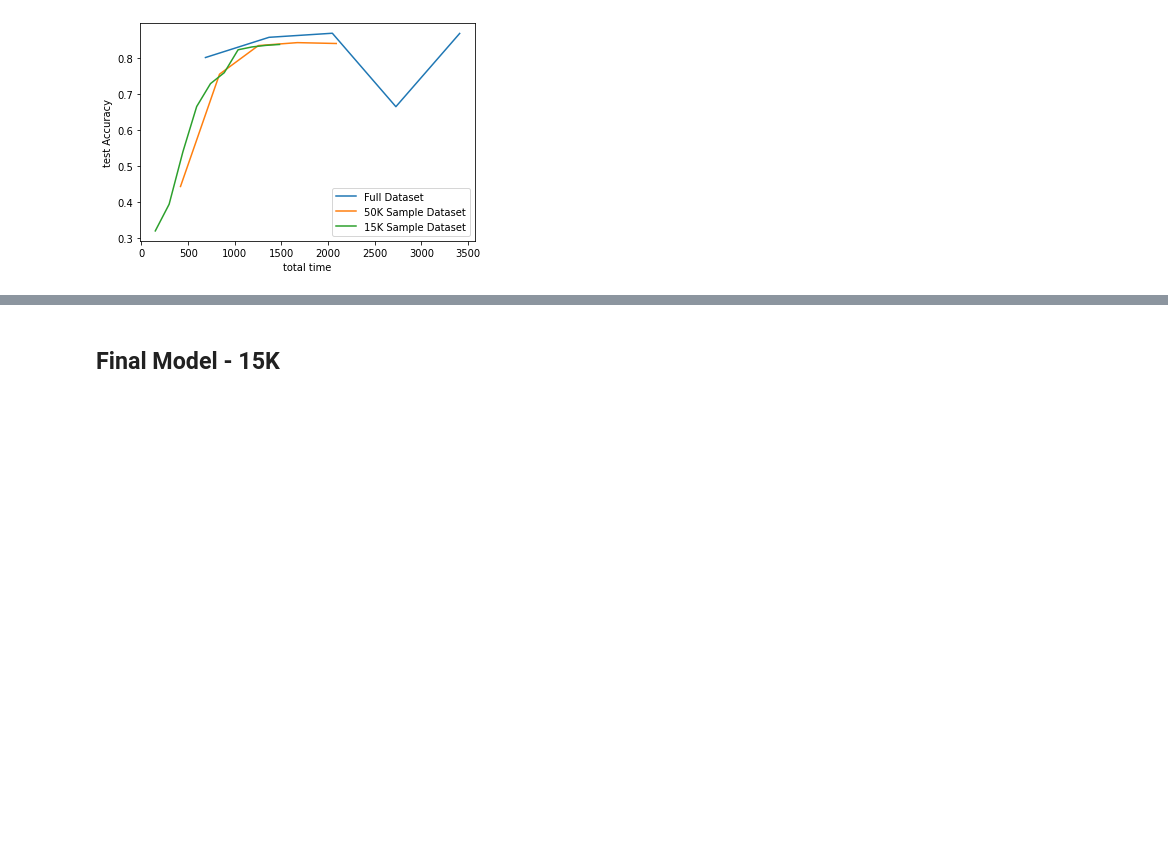
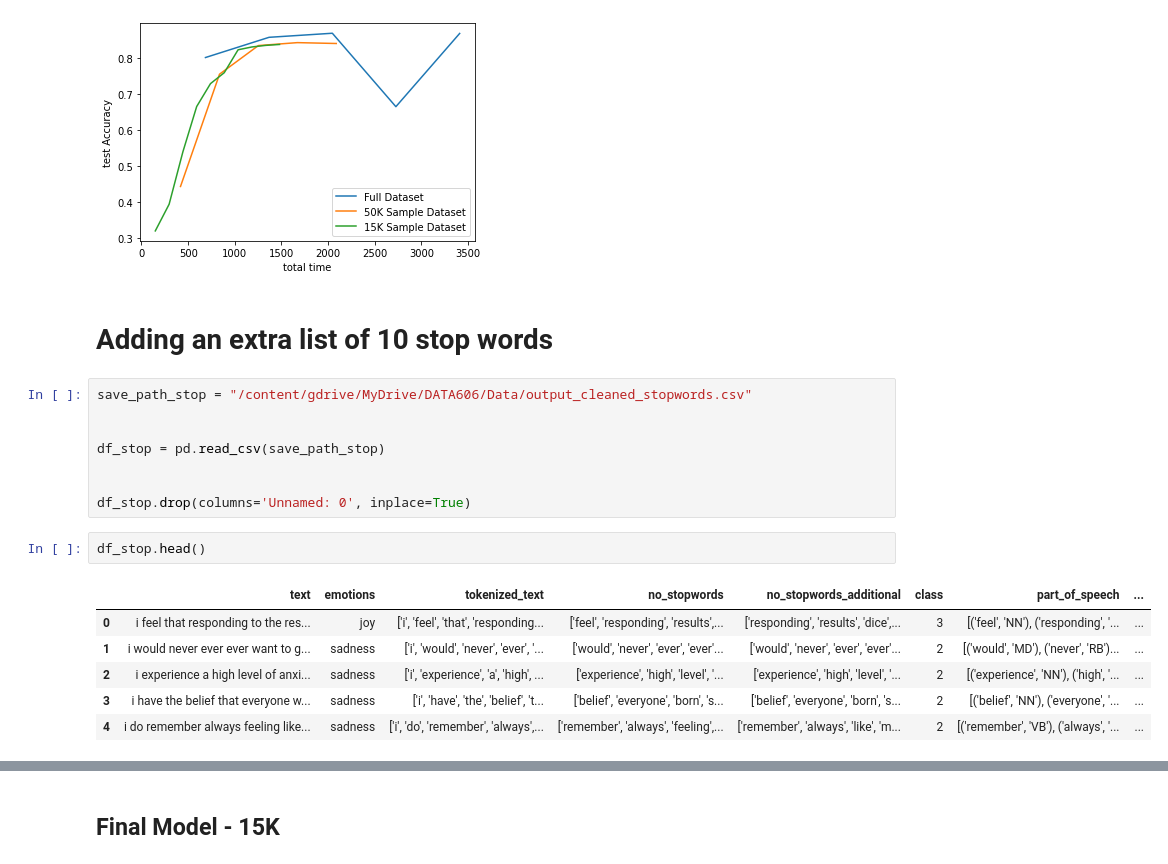
Before and after one commit to skbetz54/Samuel_DATA606, a Jupyter notebook: Notebooks/Machine_Learning_Implementation.ipynb, the cells around one changed output, grey strips where cells are left out. Saved outputs shown, nothing was run; the diff lists cells and outputs as text; blank space fills up the shorter version.

```diff
--- a/Notebooks/Machine_Learning_Implementation.ipynb
+++ b/Notebooks/Machine_Learning_Implementation.ipynb
@@ -595,3 +598,22 @@ sns.lineplot(x='total time', y='test Accuracy', data=batch1_packed_15k, label='1
 # %% [output]
 <matplotlib.axes._subplots.AxesSubplot at 0x...>
 [figure]
+# %% [markdown]
+# **Adding an extra list of 10 stop words**
+# %%
+save_path_stop = "/content/gdrive/MyDrive/DATA606/Data/output_cleaned_stopwords.csv"
+
+
+df_stop = pd.read_csv(save_path_stop)
+
+
+df_stop.drop(columns='Unnamed: 0', inplace=True)
+# %%
+df_stop.head()
+# %% [output]
+|  | text | emotions | tokenized_text | no_stopwords | no_stopwords_additional | class | part_of_speech | ... |
+| 0 | i feel that responding to the res... | joy | ['i', 'feel', 'that', 'responding... | ['feel', 'responding', 'results',... | ['responding', 'results', 'dice',... | 3 | [('feel', 'NN'), ('responding', '... | ... |
+| 1 | i would never ever ever want to g... | sadness | ['i', 'would', 'never', 'ever', '... | ['would', 'never', 'ever', 'ever'... | ['would', 'never', 'ever', 'ever'... | 2 | [('would', 'MD'), ('never', 'RB')... | ... |
+| 2 | i experience a high level of anxi... | sadness | ['i', 'experience', 'a', 'high', ... | ['experience', 'high', 'level', '... | ['experience', 'high', 'level', '... | 2 | [('experience', 'NN'), ('high', '... | ... |
+| 3 | i have the belief that everyone w... | sadness | ['i', 'have', 'the', 'belief', 't... | ['belief', 'everyone', 'born', 's... | ['belief', 'everyone', 'born', 's... | 2 | [('belief', 'NN'), ('everyone', '... | ... |
+| 4 | i do remember always feeling like... | sadness | ['i', 'do', 'remember', 'always',... | ['remember', 'always', 'feeling',... | ['remember', 'always', 'like', 'm... | 2 | [('remember', 'VB'), ('always', '... | ... |
```
Also changed, not shown: parts of 17 cells of this notebook.
